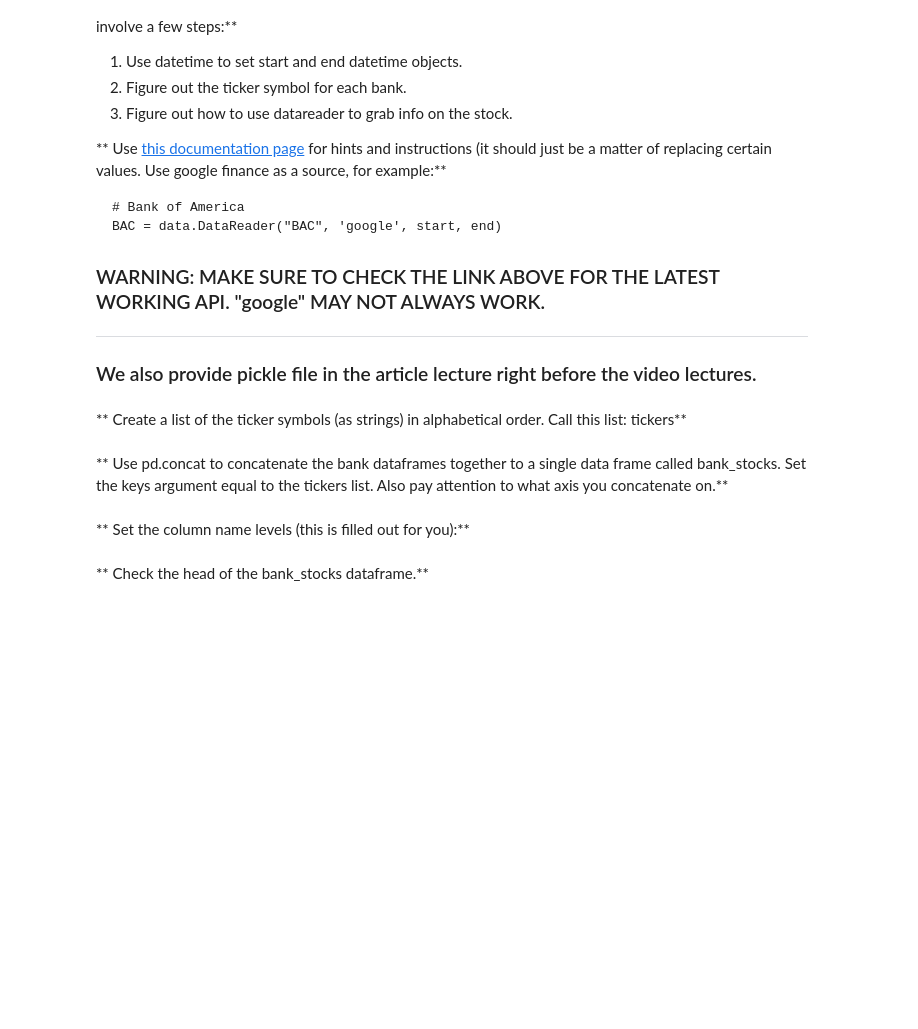
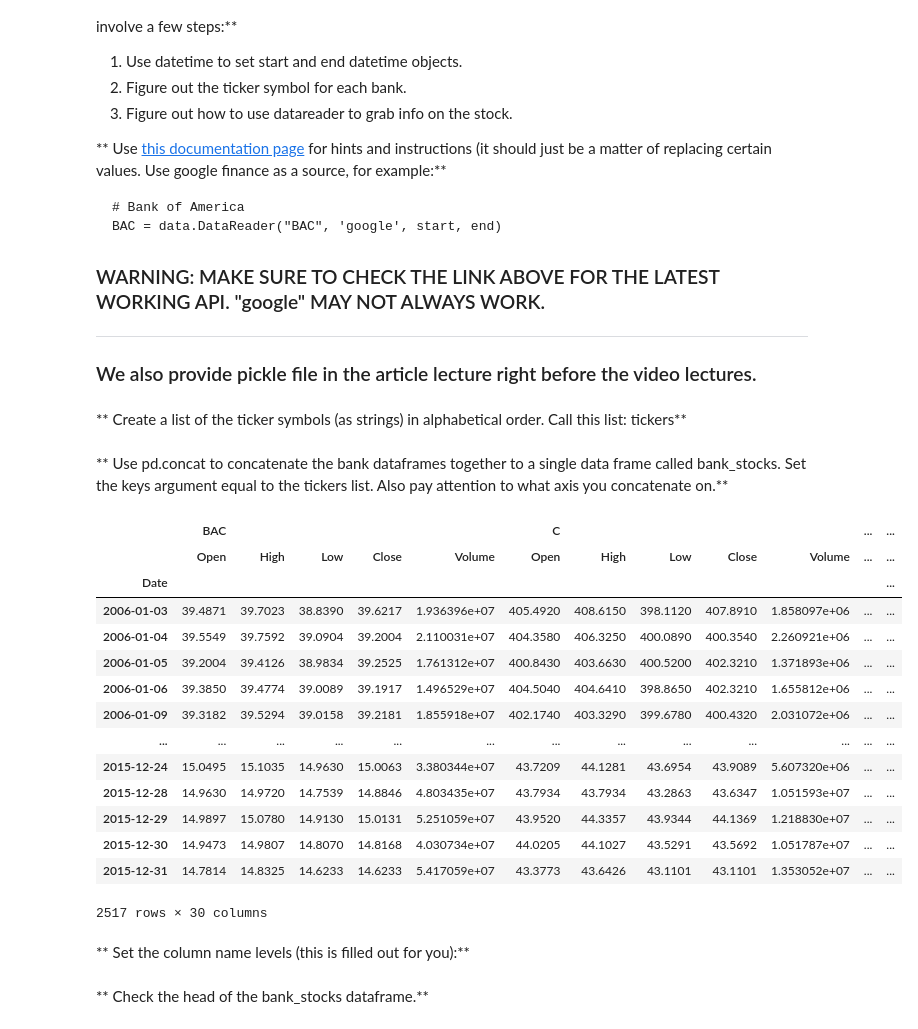
Before and after one commit to thomas-kreuscher/python-data-science, a Jupyter notebook: 10-Data-Capstone-Projects/03-Finance Project.ipynb, the cells around one changed output. Drawn from its saved outputs; the diff is of its cells as text; code cells hidden in the pictures; blank space fills up the shorter version.

```diff
--- a/10-Data-Capstone-Projects/03-Finance Project.ipynb
+++ b/10-Data-Capstone-Projects/03-Finance Project.ipynb
@@ -53,10 +83,57 @@ We need to get data using pandas datareader. We will get stock information for t
 ### WARNING: MAKE SURE TO CHECK THE LINK ABOVE FOR THE LATEST WORKING API. "google" MAY NOT ALWAYS WORK.
 ------------
 ### We also provide pickle file in the article lecture right before the video lectures.
+# %%
+start = datetime.datetime(2006, 1, 1)
+end = datetime.datetime(2016, 1, 1)
+# %%
+# Bank of America
+BAC = web.DataReader("BAC", 'stooq', start, end)
+
+
+# Citi Group
+C = web.DataReader("C", 'stooq', start, end)
+
+
+# Goldman Sachs
+GS = web.DataReader("GS", 'stooq', start, end)
+
+
+# JPMorgan Chase
+JPM = web.DataReader("JPM", 'stooq', start, end)
+
+
+# Morgan Stanley
+MS = web.DataReader("MS", 'stooq', start, end)
+
+
+# Wells Fargo
+WFC = web.DataReader("WFC", 'stooq', start, end)
+# %%
+tickers = ['BAC', 'C', 'GS', 'JPM', 'MS', 'WFC']
 # %% [markdown]
 ** Create a list of the ticker symbols (as strings) in alphabetical order. Call this list: tickers**
 # %% [markdown]
 ** Use pd.concat to concatenate the bank dataframes together to a single data frame called bank_stocks. Set the keys argument equal to the tickers list. Also pay attention to what axis you concatenate on.**
+# %%
+bank_stocks = pd.concat([BAC, C, GS, JPM, MS, WFC], axis=1, keys=tickers)
+bank_stocks
+# %% [output]
+|  | BAC |  |  |  |  | C |  |  |  |  | ... | ... |
+|  | Open | High | Low | Close | Volume | Open | High | Low | Close | Volume | ... | ... |
+| Date |  |  |  |  |  |  |  |  |  |  |  | ... |
+| 2006-01-03 | 39.4871 | 39.7023 | 38.8390 | 39.6217 | 1.936396e+07 | 405.4920 | 408.6150 | 398.1120 | 407.8910 | 1.858097e+06 | ... | ... |
+| 2006-01-04 | 39.5549 | 39.7592 | 39.0904 | 39.2004 | 2.110031e+07 | 404.3580 | 406.3250 | 400.0890 | 400.3540 | 2.260921e+06 | ... | ... |
+| 2006-01-05 | 39.2004 | 39.4126 | 38.9834 | 39.2525 | 1.761312e+07 | 400.8430 | 403.6630 | 400.5200 | 402.3210 | 1.371893e+06 | ... | ... |
+| 2006-01-06 | 39.3850 | 39.4774 | 39.0089 | 39.1917 | 1.496529e+07 | 404.5040 | 404.6410 | 398.8650 | 402.3210 | 1.655812e+06 | ... | ... |
+| 2006-01-09 | 39.3182 | 39.5294 | 39.0158 | 39.2181 | 1.855918e+07 | 402.1740 | 403.3290 | 399.6780 | 400.4320 | 2.031072e+06 | ... | ... |
+| ... | ... | ... | ... | ... | ... | ... | ... | ... | ... | ... | ... | ... |
+| 2015-12-24 | 15.0495 | 15.1035 | 14.9630 | 15.0063 | 3.380344e+07 | 43.7209 | 44.1281 | 43.6954 | 43.9089 | 5.607320e+06 | ... | ... |
+| 2015-12-28 | 14.9630 | 14.9720 | 14.7539 | 14.8846 | 4.803435e+07 | 43.7934 | 43.7934 | 43.2863 | 43.6347 | 1.051593e+07 | ... | ... |
+| 2015-12-29 | 14.9897 | 15.0780 | 14.9130 | 15.0131 | 5.251059e+07 | 43.9520 | 44.3357 | 43.9344 | 44.1369 | 1.218830e+07 | ... | ... |
+| 2015-12-30 | 14.9473 | 14.9807 | 14.8070 | 14.8168 | 4.030734e+07 | 44.0205 | 44.1027 | 43.5291 | 43.5692 | 1.051787e+07 | ... | ... |
+| 2015-12-31 | 14.7814 | 14.8325 | 14.6233 | 14.6233 | 5.417059e+07 | 43.3773 | 43.6426 | 43.1101 | 43.1101 | 1.353052e+07 | ... | ... |
+2517 rows × 30 columns
 # %% [markdown]
 ** Set the column name levels (this is filled out for you):**
 # %%
```
Also changed, not shown: parts of 4 cells of this notebook, 2 other files.
